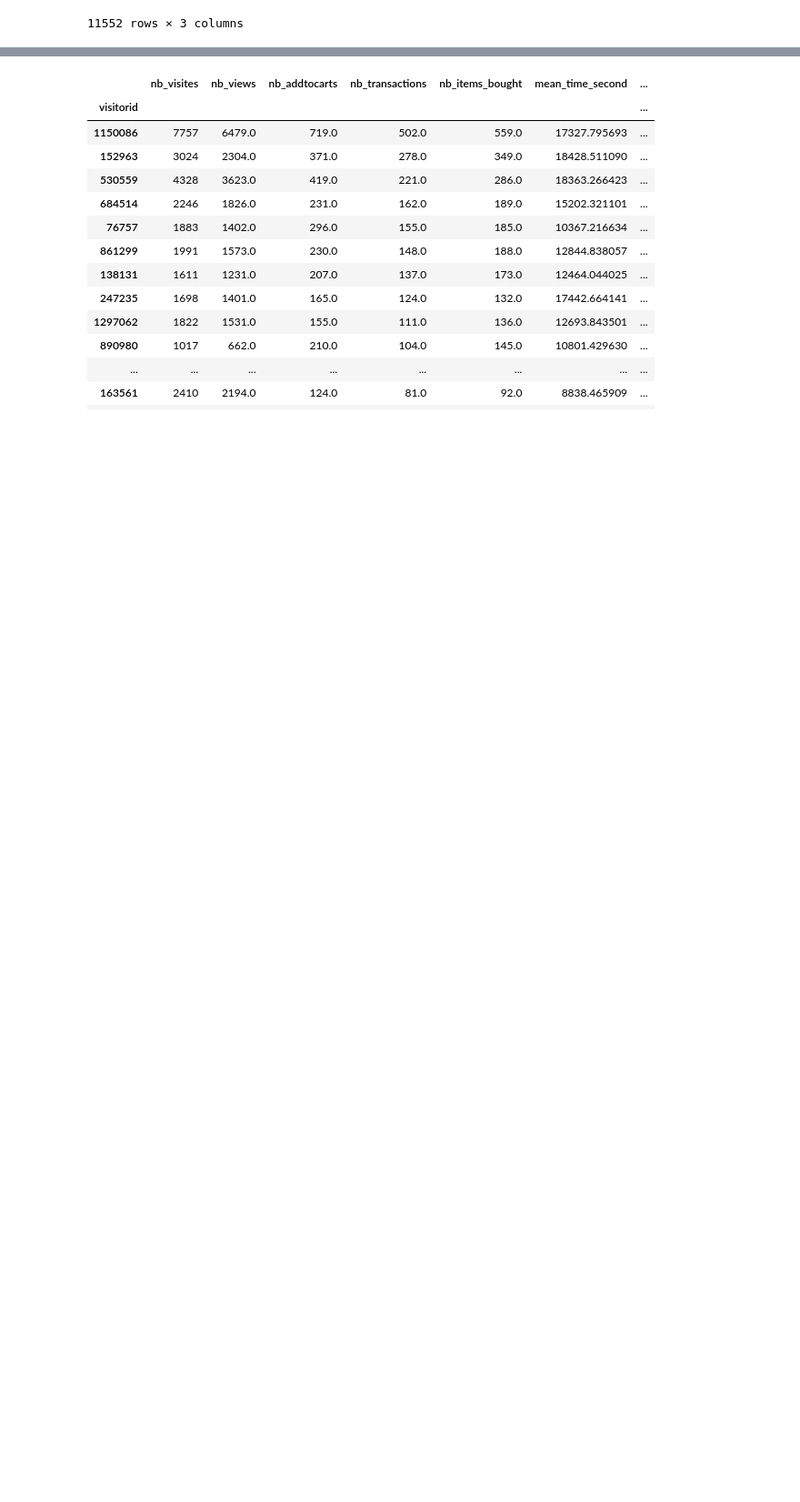
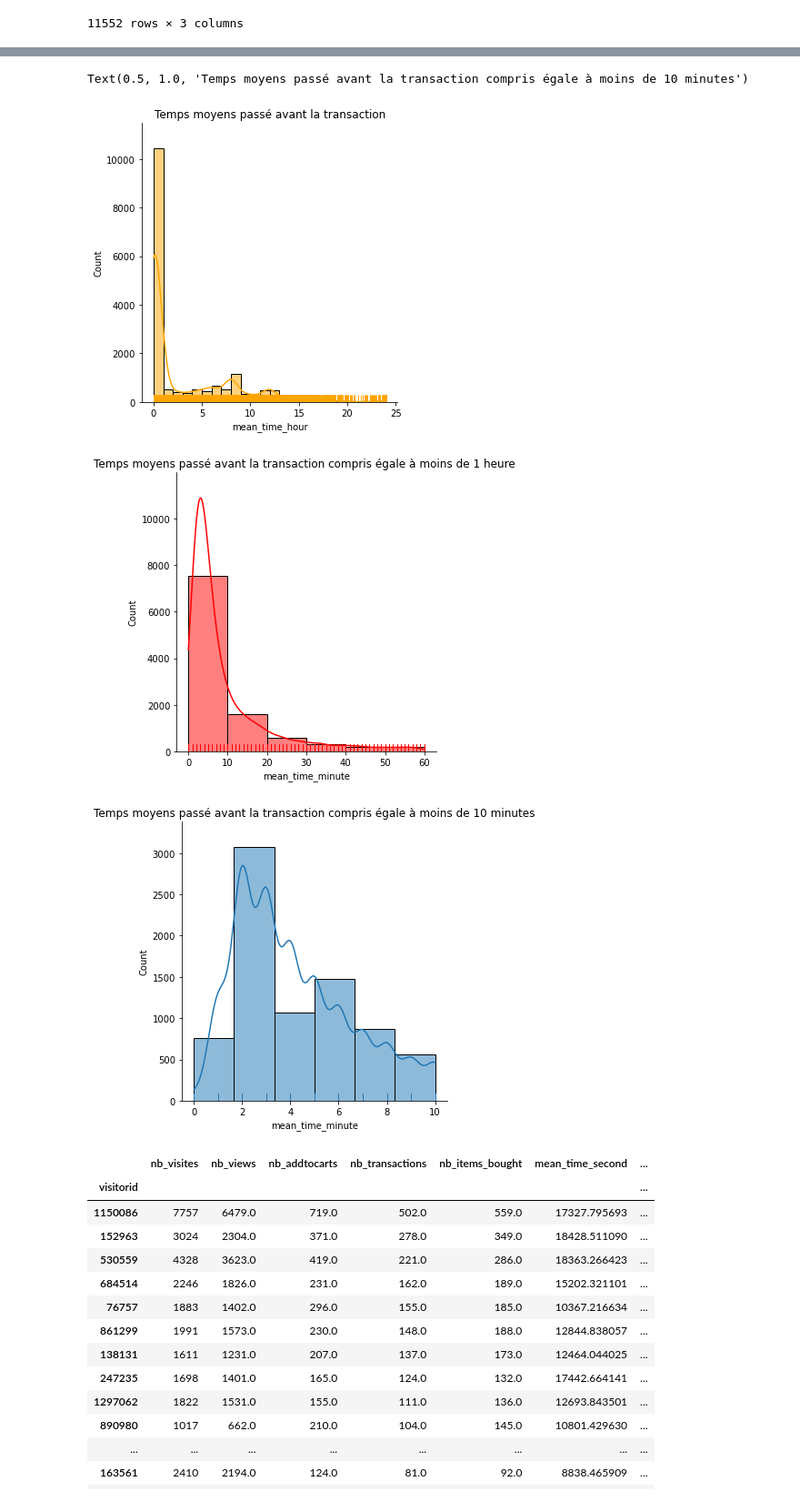
Before and after one commit to soopajot/eCommerce_Customer_Behavior, a Jupyter notebook: test.ipynb, the cells around one changed output, grey strips where cells are left out. Shown at 91% size. Cells and saved outputs as stored; diff of their text form; code cells hidden in the pictures; blank space fills up the shorter version.

```diff
--- a/test.ipynb
+++ b/test.ipynb
@@ -153,3 +211,17 @@ time_mean_transaction
+# %%
+sns.displot(time_mean_transaction['mean_time_hour'], bins=24, kde=True, rug=True, color='orange')
+plt.title('Temps moyens passé avant la transaction')
+
+sns.displot(mean_transaction_1h['mean_time_minute'], bins=6, kde=True, rug=True, color='red')
+plt.title('Temps moyens passé avant la transaction compris égale à moins de 1 heure ')
+
+sns.displot(mean_transaction_10minutes['mean_time_minute'], bins=6, kde=True, rug=True)
+plt.title('Temps moyens passé avant la transaction compris égale à moins de 10 minutes')
+# %% [output]
+Text(0.5, 1.0, 'Temps moyens passé avant la transaction compris égale à moins de 10 minutes')
+[figure, added]
+[figure, added]
+[figure, added]
 # %%
 # Nombre de visites
 stats = df.groupby('visitorid').agg({'visitorid':'count'})
```
Also changed, not shown: parts of 4 cells of this notebook.
